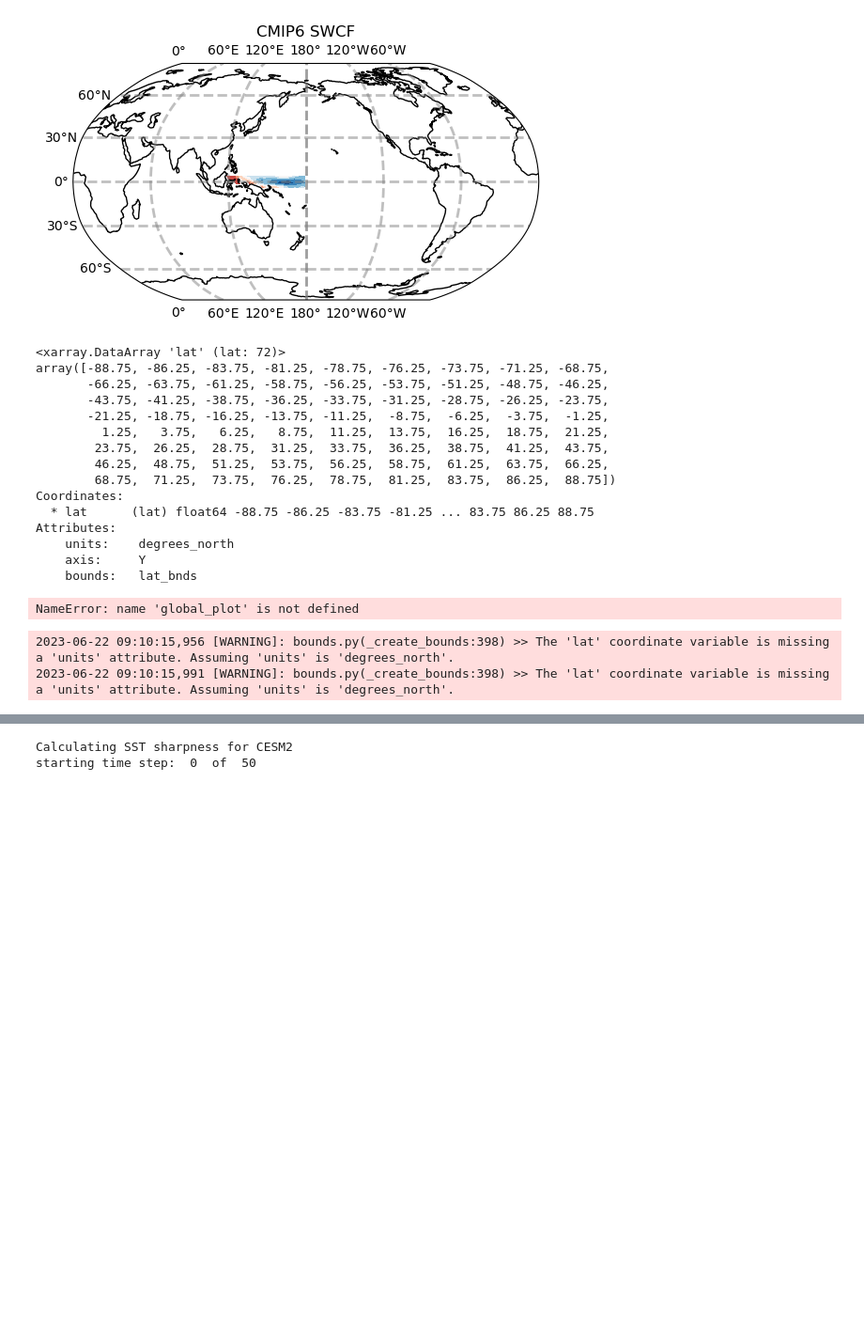
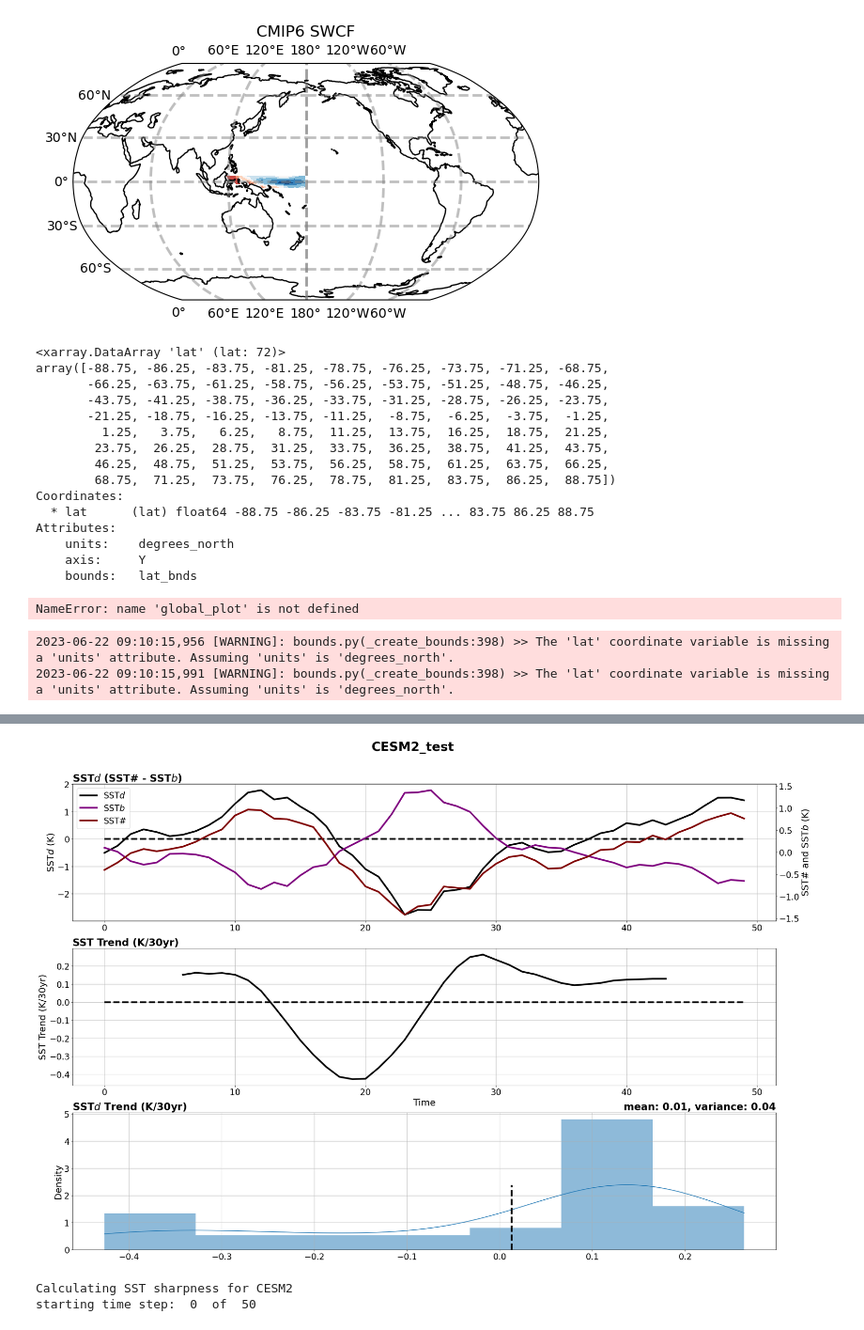
Before and after one commit to zacespinosa/tropical_pacific_clouds, a Jupyter notebook: sandbox.ipynb, the cells around one changed output, grey strips where cells are left out. Shown at 94% size. Saved outputs shown, nothing was run; the diff lists cells and outputs as text; code cells hidden in the pictures; blank space fills up the shorter version.

Commit message:
trends look good

```diff
--- a/sandbox.ipynb
+++ b/sandbox.ipynb
@@ -833,0 +763,91 @@ NameError: name 'ds_model' is not defined
+# %%
+def sanity_rolling_trend(window: int, sharp: xr.DataArray, flat: xr.DataArray, trend: xr.DataArray, raw: xr.DataArray, model: str) -> None:
+    # Create matplotlib 2 subplots
+    fig, (ax1, ax2, ax3) = plt.subplots(3, 1, figsize=(30, 20))
+    ax1_twin = ax1.twinx()
+    ntime = sharp.shape[0]
+    time = np.arange(ntime)
+
+    # Add grid lines to all subplots
+    ax1.grid(); ax2.grid(); ax3.grid()
+
+    # Plot time vs trend on ax1
+    ax1.plot(time, raw, color='black', label=r"SST$d$", linewidth=4)
+
+    # Plot sharp on ax1_twin
+    ax1_twin.plot(time, flat, color='purple', label=r"SST$b$", linewidth=4)
+    ax1_twin.plot(time, sharp, color='maroon', label=r"SST#", linewidth=4)
+    ax1.set_ylabel(r"SST$d$ (K)"); ax1_twin.set_ylabel(r"SST# and SST$b$ (K)")
+    ax1.set_title(r"SST$d$ (SST# - SST$b$)", loc="left", fontweight="bold")
+    # Add a black horizontal line at 0
+    ax1.hlines(0, xmin=time[0], xmax=time[-1], color="black", linestyle="--", linewidth=4)
+    # Retrieve the handles and labels from both axes
+    handles1, labels1 = ax1.get_legend_handles_labels()
+    handles2, labels2 = ax1_twin.get_legend_handles_labels()
+    # Concatenate the handles and labels from both axes
+    handles = handles1 + handles2
+    labels = labels1 + labels2
+    # Create the legend using the concatenated handles and labels
+    ax1.legend(handles, labels)
+
+    # Plot ntime vs raw on ax2
+    ax2.plot(np.arange(int(window/2), ntime - int(window/2)), trend, color='black', label="trend", linewidth=4)
+    # Set x lim to be the same as ax1
+    ax2.set_xlim(ax1.get_xlim())
+    ax2.set_title("SST Trend (K/30yr)", loc="left", fontweight="bold")
+    ax2.set_ylabel("SST Trend (K/30yr)"); ax2.set_xlabel("Time")
+    ax2.hlines(0, xmin=time[0], xmax=time[-1], color="black", linestyle="--", linewidth=4)
+
+    hist = sns.histplot(trend, ax=ax3, kde=True, stat="density", linewidth=0)
+    ax3.set_title(r"SST$d$ Trend (K/30yr)", loc="left", fontweight="bold")
+    ax3.set_title(f"mean: {np.mean(trend):.2f}, variance: {np.var(trend):.2f}", loc="right", fontweight="bold")
+    # Add a vertical line at the mean of the trend and the variance and have the ymin and ymax be the max of the histogram
+    ax3.vlines(np.mean(trend), ymin=0, ymax=np.max(hist.get_lines()[0].get_data()[1]), color="black", linestyle="--", linewidth=4)
+    fig.suptitle(model, fontsize=30, fontweight="bold", y=0.95)
+
+    # Save figure to folder figures as pdf
+    plt.savefig(f"figures/{model}_trend.pdf", bbox_inches='tight')
+    plt.savefig(f"figures/{model}_trend.png", bbox_inches='tight')
+
+
+def calculate_rolling_trend(data: xr.Dataset, model: str = "", window: int = 12*30, step: int = 12) -> xr.Dataset:
+    """Calculate the rolling gradient of a dataset
+
+    Args:
+        data (xr.Dataset): _description_
+        window (int, optional): _description_. Defaults to 120*30.
+        step (int, optional): _description_. Defaults to 12.
+
+    Returns:
+        np.array: _description_
+    """
+
+    # Calculate SSTd = SSTsharp (warm) - SSTflat (cold)
+    SSTd = data["sharp"] - data["flat"]
+    ntime = SSTd.shape[0]
+
+    SSTd_trend = np.zeros(int((ntime - window)/step))
+    SSTd_trend.fill(np.nan)
+
+    # Calculate rolling trend of SSTd
+    time_idx = xr.DataArray(np.arange(window), dims=("time"))
+    for j, i in enumerate(range(0, ntime - window, step)):
+        slice_SSTd = SSTd.isel(time=slice(i, int(i+window)))
+        SSTd_trend[j] = xscore.linslope(time_idx, slice_SSTd, dim='time', skipna=True).values
+        # print(SSTd_trend[j])
+
+    # Convert SSTd trend and SSTd to xr.DataArray
+    SSTd_trend = xr.DataArray(SSTd_trend, dims=("time"), coords={"time": np.arange(SSTd_trend.shape[0])})
+    # Convert SSTd to xr.DataArray
+    SSTd = xr.DataArray(SSTd, dims=("time"), coords={"time": np.arange(SSTd.shape[0])})
+    # Combine SSTd and SSTd_trend into xr.Dataset
+    ds = xr.Dataset({"SSTd": SSTd, "SSTd_trend": SSTd_trend})
+    # Sanity plot of SSTd and SSTd_trend
+    sanity_rolling_trend(window=window, sharp=data["sharp"], flat=data["flat"], trend=SSTd_trend, raw=SSTd, model=model)
+
+    # Return SSTd and SSTd_trend
+    return ds
+
+
+calculate_rolling_trend(ds, model="CESM2_test", window=12, step=1)
+# %% [output]
@@ -833,0 +861 @@ NameError: name 'ds_model' is not defined
+[figure, added]
```
Also changed, not shown: parts of 5 cells of this notebook, 4 other files.
